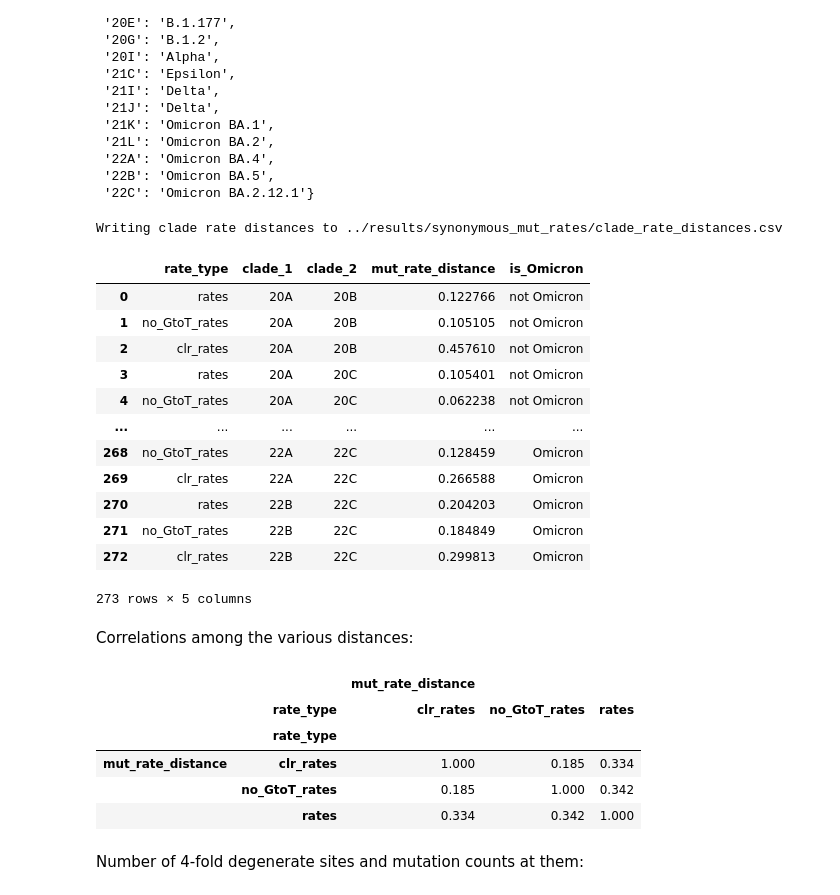
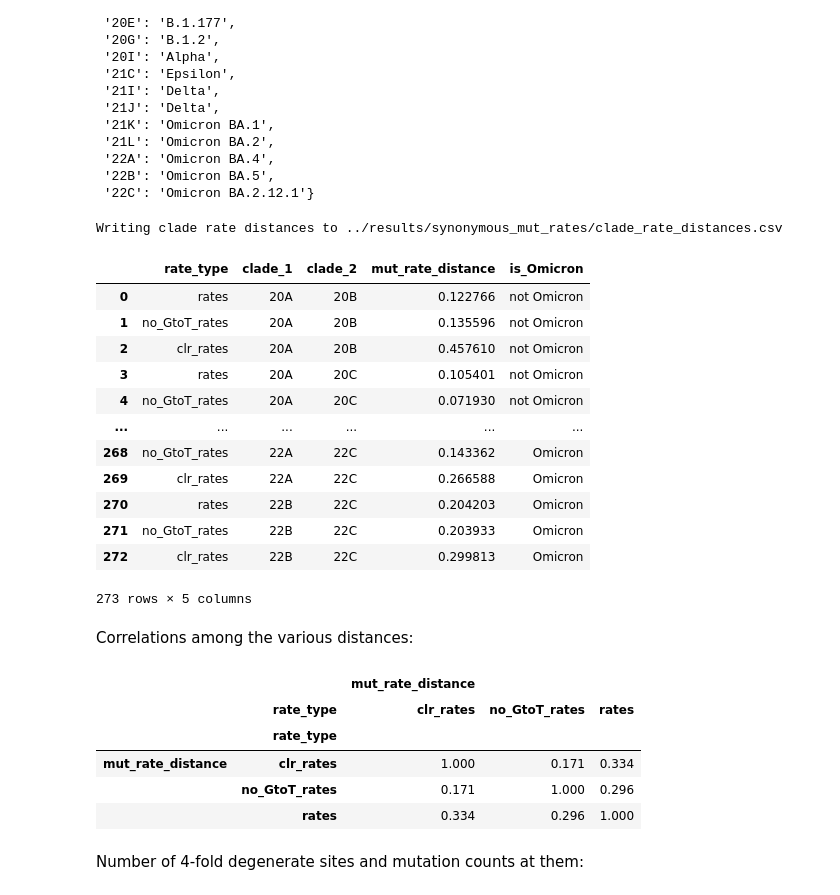
Before and after one commit to jbloomlab/SARS2-mut-spectrum, a Jupyter notebook: notebooks/synonymous_mut_rates.ipynb, the cells around one changed output. Saved outputs shown, nothing was run; the diff lists cells and outputs as text; code cells hidden in the pictures.

```diff
--- a/notebooks/synonymous_mut_rates.ipynb
+++ b/notebooks/synonymous_mut_rates.ipynb
@@ -709,0 +712,27 @@ Writing rates to ../results/synonymous_mut_rates/rates_by_clade.csv
+# %%
+rates_by_clade_noGT = (
+    pd.concat(
+        [
+            mut_type_counts.query("subset == 'all'").query("partition == 'all'")[
+                ["clade", "mut_type", "count"]
+            ].assign(exclude_top_mutations="no"),
+            mut_type_counts_exclude_top.assign(exclude_top_mutations="yes"),
+        ]
+    )
+    .query("mut_type != 'GtoT'")
+    .assign(
+        total_count=lambda x: x.groupby(["clade", "exclude_top_mutations"])["count"].transform("sum"),
+        fraction=lambda x: x["count"] / x["total_count"],
+        parent_nt=lambda x: x["mut_type"].str[0],
+    )    .query("total_count >= @synonymous_spectra_min_counts")
+    .merge(
+        parent_composition[["clade", "nt", "parent_nt_frac"]].rename(columns={"nt": "parent_nt"}),
+        how="left",
+        validate="many_to_one",
+    )
+    .assign(rate=lambda x: x["fraction"] / x["parent_nt_frac"])
+    .query("exclude_top_mutations == 'no'")
+    .drop(columns="exclude_top_mutations")
+)
+
+rates_by_clade_noGT
@@ -735,57 +778,53 @@ for clade1, clade2 in itertools.combinations(rates_by_clade["clade"].unique(), 2
     rates1 = rates_by_clade.query("clade == @clade1").sort_values("mut_type")
     rates2 = rates_by_clade.query("clade == @clade2").sort_values("mut_type")
 
+    rates1_noGT = rates_by_clade_noGT.query("clade == @clade1").sort_values("mut_type")
+    rates2_noGT = rates_by_clade_noGT.query("clade == @clade2").sort_values("mut_type")
+
     d = math.sqrt(((rates1["rate"].values - rates2["rate"].values)**2).sum())
     clade_rate_dist.append(("rates", clade1, clade2, d))
 
-    d_no_GtoT = math.sqrt(
-        (
-            (
-                rates1.query("mut_type != 'GtoT'")["rate"].values
-                - rates2.query("mut_type != 'GtoT'")["rate"].values
-            )**2
-        ).sum()
-    )
+    d_no_GtoT = math.sqrt(((rates1_noGT["rate"].values - rates2_noGT["rate"].values)**2).sum())
     clade_rate_dist.append(("no_GtoT_rates", clade1, clade2, d_no_GtoT))
 
     d_clr = math.sqrt(
         ((clr(rates1["rate"].values) - clr(rates2["rate"].values))**2).sum()
     )
     clade_rate_dist.append(("clr_rates", clade1, clade2, d_clr))
 
 clade_rate_dist = pd.DataFrame(
     clade_rate_dist, columns=["rate_type", "clade_1", "clade_2", "mut_rate_distance"],
 )
 
 def is_omicron(row):
     c1 = clade_synonyms[row["clade_1"]]
     c2 = clade_synonyms[row["clade_2"]]
     if "Omicron" in c1 and "Omicron" in c2:
         return "Omicron"
     elif "Omicron" in c1 or "Omicron" in c2:
         return "mixed"
     else:
         return "not Omicron"
 
 clade_rate_dist["is_Omicron"] = clade_rate_dist.apply(is_omicron, axis=1)
 
 print(f"Writing clade rate distances to {clade_rate_dist_csv}")
 clade_rate_dist.to_csv(clade_rate_dist_csv, index=False, float_format="%.5g")
 
 clade_rate_dist
 # %% [output]
 Writing clade rate distances to ../results/synonymous_mut_rates/clade_rate_distances.csv
 |  | rate_type | clade_1 | clade_2 | mut_rate_distance | is_Omicron |
 | 0 | rates | 20A | 20B | 0.122766 | not Omicron |
-| 1 | no_GtoT_rates | 20A | 20B | 0.105105 | not Omicron |
+| 1 | no_GtoT_rates | 20A | 20B | 0.135596 | not Omicron |
 | 2 | clr_rates | 20A | 20B | 0.457610 | not Omicron |
 | 3 | rates | 20A | 20C | 0.105401 | not Omicron |
-| 4 | no_GtoT_rates | 20A | 20C | 0.062238 | not Omicron |
+| 4 | no_GtoT_rates | 20A | 20C | 0.071930 | not Omicron |
 | ... | ... | ... | ... | ... | ... |
-| 268 | no_GtoT_rates | 22A | 22C | 0.128459 | Omicron |
+| 268 | no_GtoT_rates | 22A | 22C | 0.143362 | Omicron |
 | 269 | clr_rates | 22A | 22C | 0.266588 | Omicron |
 | 270 | rates | 22B | 22C | 0.204203 | Omicron |
-| 271 | no_GtoT_rates | 22B | 22C | 0.184849 | Omicron |
+| 271 | no_GtoT_rates | 22B | 22C | 0.203933 | Omicron |
 | 272 | clr_rates | 22B | 22C | 0.299813 | Omicron |
 273 rows × 5 columns
 # %% [markdown]
@@ -804,9 +843,9 @@ Correlations among the various distances:
 |  |  | mut_rate_distance |  |  |
 |  | rate_type | clr_rates | no_GtoT_rates | rates |
 |  | rate_type |  |  |  |
-| mut_rate_distance | clr_rates | 1.000 | 0.185 | 0.334 |
-|  | no_GtoT_rates | 0.185 | 1.000 | 0.342 |
-|  | rates | 0.334 | 0.342 | 1.000 |
+| mut_rate_distance | clr_rates | 1.000 | 0.171 | 0.334 |
+|  | no_GtoT_rates | 0.171 | 1.000 | 0.296 |
+|  | rates | 0.334 | 0.296 | 1.000 |
 # %% [markdown]
 Number of 4-fold degenerate sites and mutation counts at them:
 # %%
```
Also changed, not shown: parts of 2 cells of this notebook, 4 other files.
